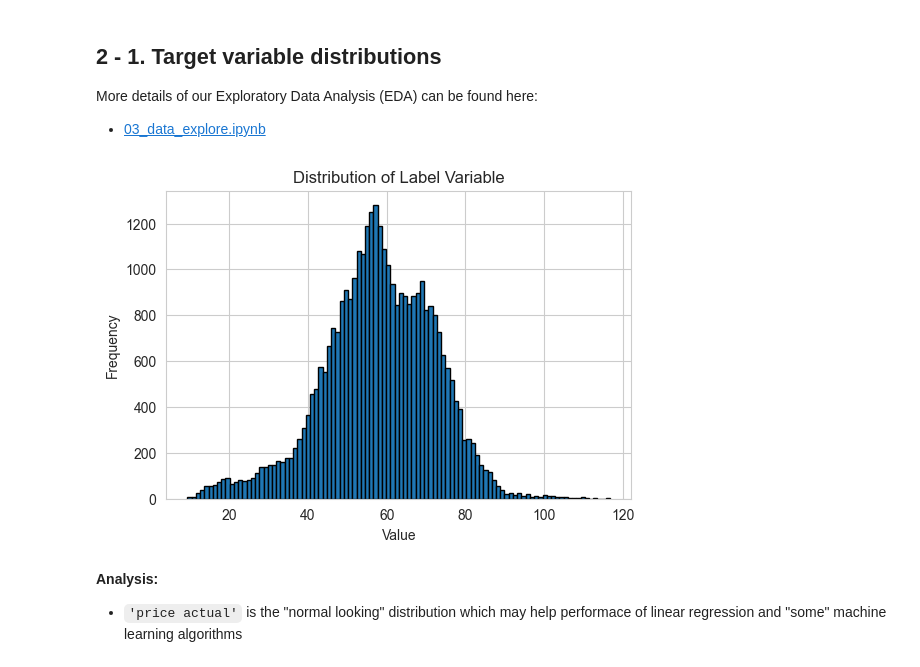
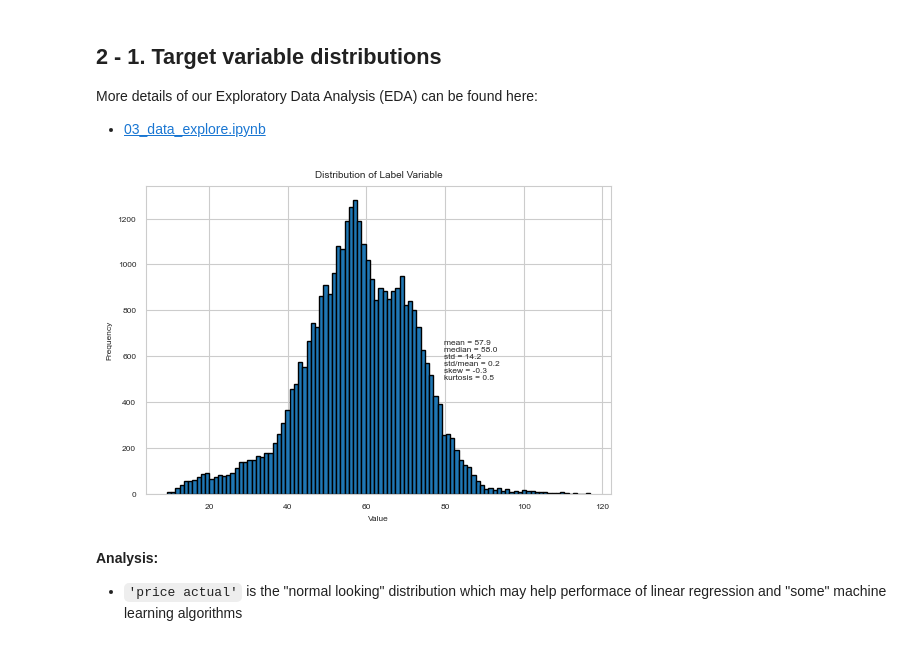
Before and after one commit to MDS-Mountain-Club/MDS_ML_Project, a Jupyter notebook: Group Write-Up (Mountain Club).ipynb, the cells around one changed output. Saved outputs shown, nothing was run; the diff lists cells and outputs as text; code cells hidden in the pictures.

```diff
--- a/Group Write-Up (Mountain Club).ipynb
+++ b/Group Write-Up (Mountain Club).ipynb
@@ -75,7 +75,7 @@ The data preparation tasks were done in the following two files in our GitHub re
 1. [01_data_clean_join.ipynb](https://github.com/MDS-Mountain-Club/MDS_ML_Project/blob/main/01_data_clean_join.ipynb)
 2. [02_data_outliers.ipynb](https://github.com/MDS-Mountain-Club/MDS_ML_Project/blob/main/02_data_outliers.ipynb)
 # %%
-df = pd.read_csv('Data/df_clean.csv',index_col="time")
+df = pd.read_csv('Data/df_clean.csv', index_col="time", parse_dates=['time’])
 # %% [markdown]
 ## 2 - 1. Target variable distributions
 
@@ -84,14 +84,15 @@ More details of our Exploratory Data Analysis (EDA) can be found here:
 # %%
 y_col = 'price actual'
 y_price = df[y_col]
 plt.figure(figsize=(6, 4))
 plt.hist(y_price, bins=100, edgecolor='black')  # Adjust the number of bins as needed
 plt.title('Distribution of Label Variable')
 plt.xlabel('Value')
 plt.ylabel('Frequency')
+hist_text(plt, 75, 500, y_price, 1, 'medium')
 plt.show()
 # %% [output]
-[figure, old version]
+[figure, new version]
 # %% [markdown]
 **Analysis:**
 - `'price actual'` is the "normal looking" distribution which may help performace of linear regression and "some" machine learning algorithms
```
Also changed, not shown: parts of 37 cells of this notebook.
